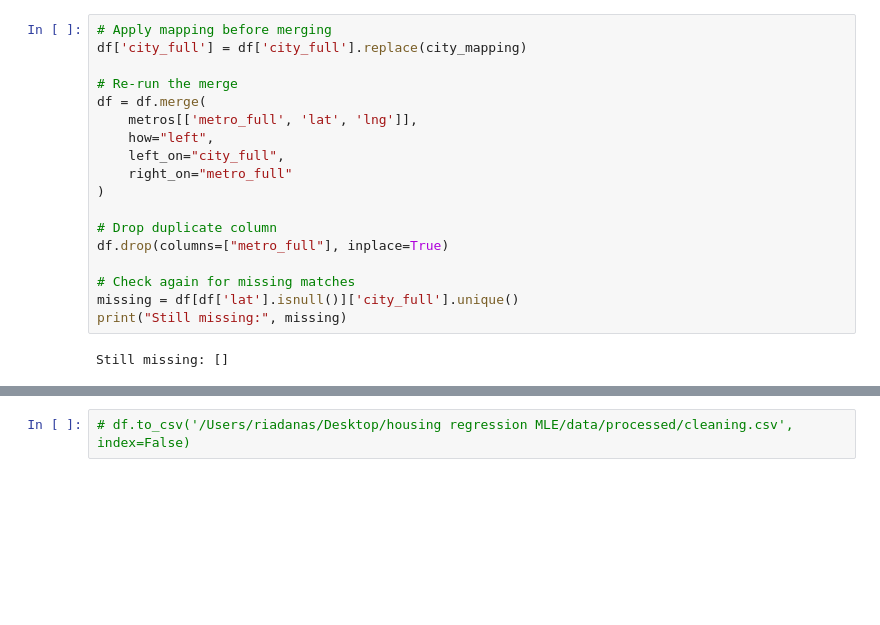
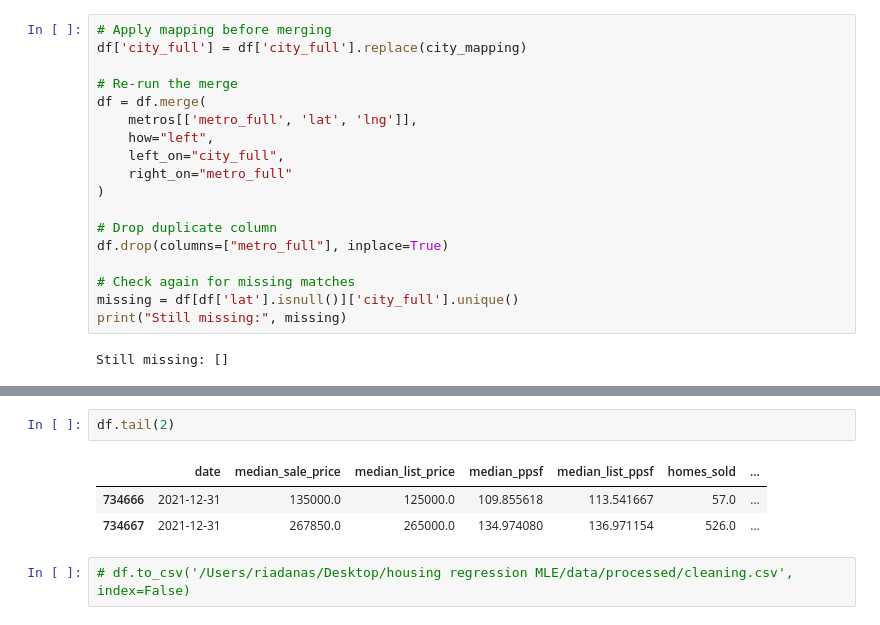
Before and after one commit to sebopapazo/Regression_ML_EndtoEnd, a Jupyter notebook: notebooks/01_EDA_cleaning.ipynb, the cells around one changed output, grey strips where cells are left out. Cells and saved outputs as stored; diff of their text form; blank space fills up the shorter version.

```diff
--- a/notebooks/01_EDA_cleaning.ipynb
+++ b/notebooks/01_EDA_cleaning.ipynb
@@ -161,3 +159,9 @@ df.head(2)
+# %%
+df.tail(2)
+# %% [output]
+|  | date | median_sale_price | median_list_price | median_ppsf | median_list_ppsf | homes_sold | ... |
+| 734666 | 2021-12-31 | 135000.0 | 125000.0 | 109.855618 | 113.541667 | 57.0 | ... |
+| 734667 | 2021-12-31 | 267850.0 | 265000.0 | 134.974080 | 136.971154 | 526.0 | ... |
 # %%
 # df.to_csv('/Users/riadanas/Desktop/housing regression MLE/data/processed/cleaning.csv', index=False)
 # %% [markdown]
```
Also changed, not shown: parts of 9 cells of this notebook, 11 other files.
